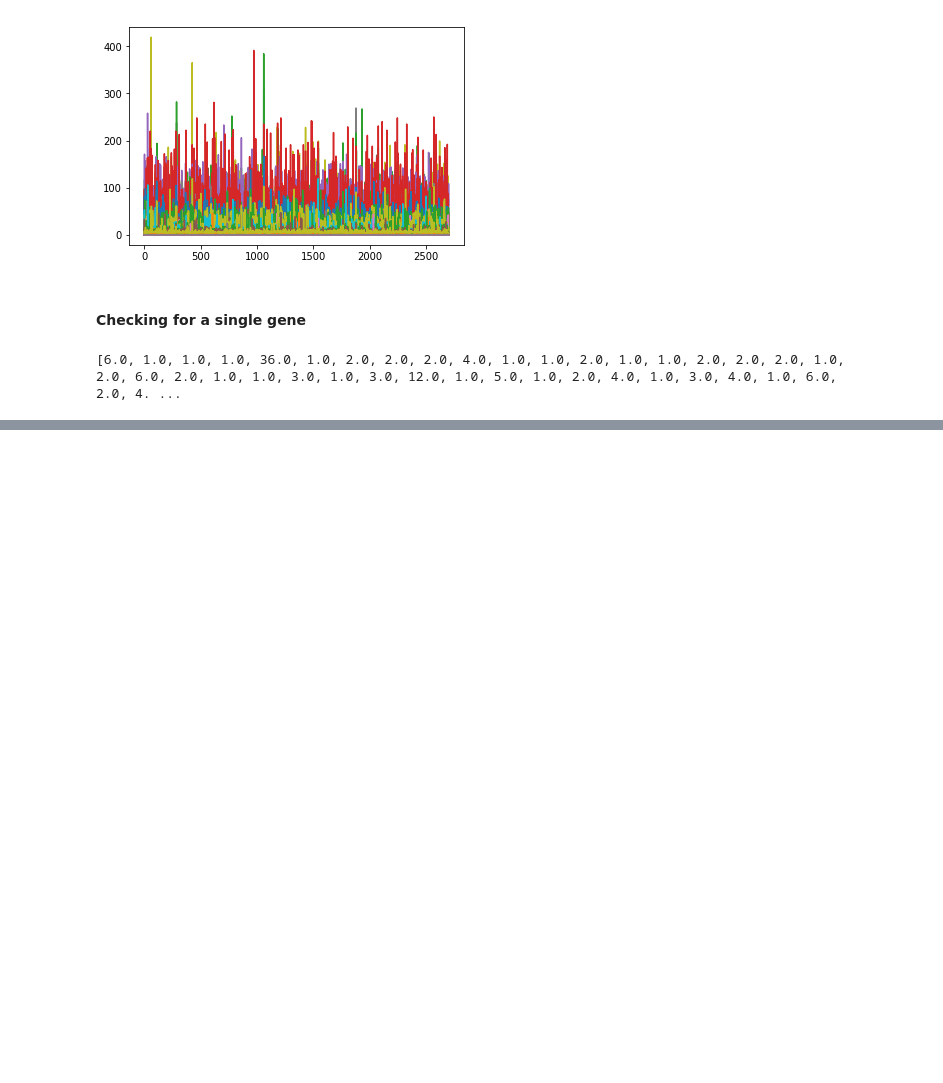
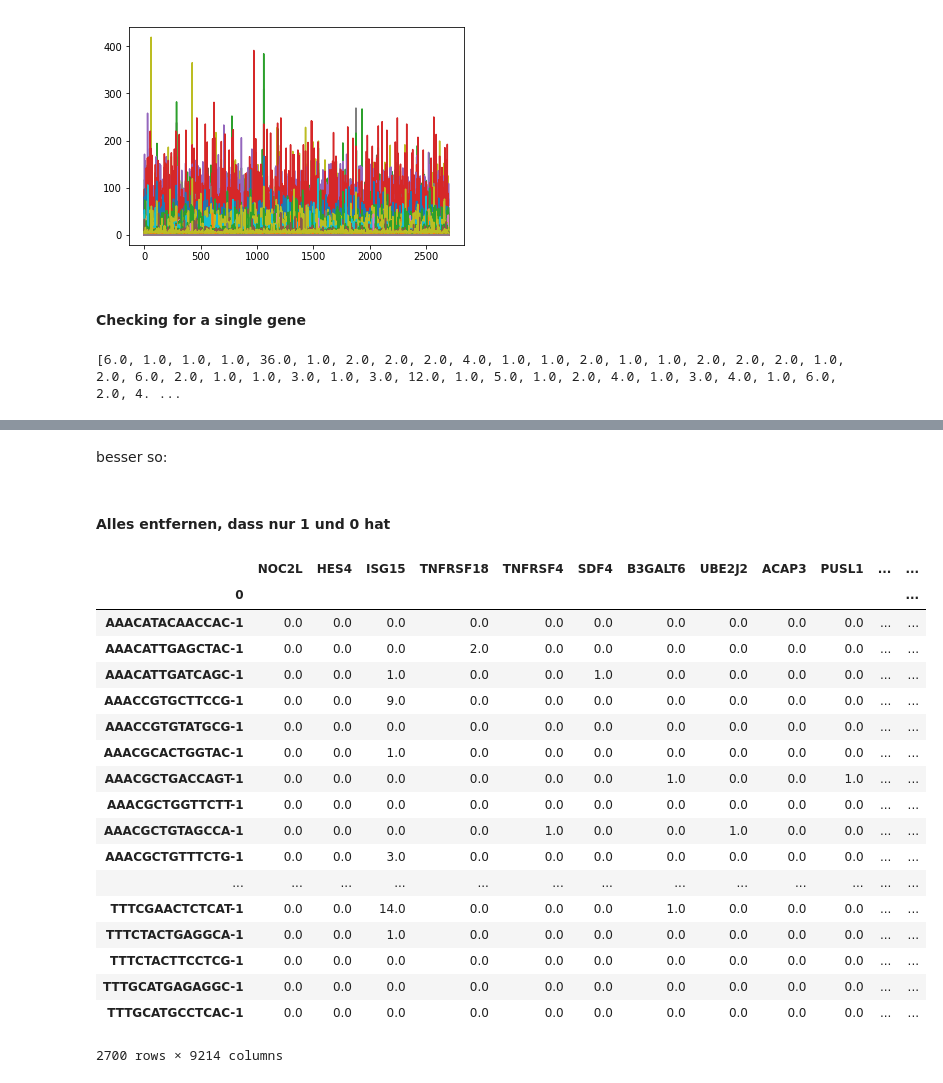
Before and after one commit to datascience-mobi/project-04-group-04, a Jupyter notebook: Bioinfo_Projekt.ipynb, the cells around one changed output, grey strips where cells are left out. Saved outputs shown, nothing was run; the diff lists cells and outputs as text; code cells hidden in the pictures; blank space fills up the shorter version.

```diff
--- a/Bioinfo_Projekt.ipynb
+++ b/Bioinfo_Projekt.ipynb
@@ -69,14 +72,14 @@ daten = Data("http://cf.10xgenomics.com/samples/cell-exp/1.1.0/pbmc3k/pbmc3k_fil
 # %% [markdown]
 #### Conversion to scanpy matrix, numpy arrays and pandas dataframe
 # %%
-adata = daten.convtomtx()
-ar_pbmc = daten.convtoarray()
-df_pbmc = daten.convtodf()
+adata = daten.to_matrix()
+ar_pbmc = daten.to_array()
+df_pbmc = daten.to_df()
 # %% [markdown]
 #### Get row and column names
 # %%
-rows = daten.getrownames()
-columns = daten.getcolnames()
+rows = daten.row_names()
+columns = daten.col_names()
 # %% [markdown]
 ## Visualisierung
 #### Erstellt ein Diagramm wie auf der Seite gezeigt: https://scanpy-tutorials.readthedocs.io/en/latest/pbmc3k.html
@@ -153,0 +153,31 @@ random.randint(1,len(rows))
+# %% [markdown]
+besser so:
+# %%
+columns = np.array(columns)
+df_nonzero_variance = df_pbmc[columns[df_pbmc.var() != 0]]
+# %% [markdown]
+#### Alles entfernen, dass nur 1 und 0 hat
+# %%
+df_not_zero_one = df_pbmc[columns[-((df_pbmc == 0) | (df_pbmc == 1)).all()]]
+# %%
+df_not_zero_one
+# %% [output]
+|  | NOC2L | HES4 | ISG15 | TNFRSF18 | TNFRSF4 | SDF4 | B3GALT6 | UBE2J2 | ACAP3 | PUSL1 | ... | ... |
+| 0 |  |  |  |  |  |  |  |  |  |  |  | ... |
+| AAACATACAACCAC-1 | 0.0 | 0.0 | 0.0 | 0.0 | 0.0 | 0.0 | 0.0 | 0.0 | 0.0 | 0.0 | ... | ... |
+| AAACATTGAGCTAC-1 | 0.0 | 0.0 | 0.0 | 2.0 | 0.0 | 0.0 | 0.0 | 0.0 | 0.0 | 0.0 | ... | ... |
+| AAACATTGATCAGC-1 | 0.0 | 0.0 | 1.0 | 0.0 | 0.0 | 1.0 | 0.0 | 0.0 | 0.0 | 0.0 | ... | ... |
+| AAACCGTGCTTCCG-1 | 0.0 | 0.0 | 9.0 | 0.0 | 0.0 | 0.0 | 0.0 | 0.0 | 0.0 | 0.0 | ... | ... |
+| AAACCGTGTATGCG-1 | 0.0 | 0.0 | 0.0 | 0.0 | 0.0 | 0.0 | 0.0 | 0.0 | 0.0 | 0.0 | ... | ... |
+| AAACGCACTGGTAC-1 | 0.0 | 0.0 | 1.0 | 0.0 | 0.0 | 0.0 | 0.0 | 0.0 | 0.0 | 0.0 | ... | ... |
+| AAACGCTGACCAGT-1 | 0.0 | 0.0 | 0.0 | 0.0 | 0.0 | 0.0 | 1.0 | 0.0 | 0.0 | 1.0 | ... | ... |
+| AAACGCTGGTTCTT-1 | 0.0 | 0.0 | 0.0 | 0.0 | 0.0 | 0.0 | 0.0 | 0.0 | 0.0 | 0.0 | ... | ... |
+| AAACGCTGTAGCCA-1 | 0.0 | 0.0 | 0.0 | 0.0 | 1.0 | 0.0 | 0.0 | 1.0 | 0.0 | 0.0 | ... | ... |
+| AAACGCTGTTTCTG-1 | 0.0 | 0.0 | 3.0 | 0.0 | 0.0 | 0.0 | 0.0 | 0.0 | 0.0 | 0.0 | ... | ... |
+| ... | ... | ... | ... | ... | ... | ... | ... | ... | ... | ... | ... | ... |
+| TTTCGAACTCTCAT-1 | 0.0 | 0.0 | 14.0 | 0.0 | 0.0 | 0.0 | 1.0 | 0.0 | 0.0 | 0.0 | ... | ... |
+| TTTCTACTGAGGCA-1 | 0.0 | 0.0 | 1.0 | 0.0 | 0.0 | 0.0 | 0.0 | 0.0 | 0.0 | 0.0 | ... | ... |
+| TTTCTACTTCCTCG-1 | 0.0 | 0.0 | 0.0 | 0.0 | 0.0 | 0.0 | 0.0 | 0.0 | 0.0 | 0.0 | ... | ... |
+| TTTGCATGAGAGGC-1 | 0.0 | 0.0 | 0.0 | 0.0 | 0.0 | 0.0 | 0.0 | 0.0 | 0.0 | 0.0 | ... | ... |
+| TTTGCATGCCTCAC-1 | 0.0 | 0.0 | 0.0 | 0.0 | 0.0 | 0.0 | 0.0 | 0.0 | 0.0 | 0.0 | ... | ... |
+2700 rows × 9214 columns
```
Also changed, not shown: parts of 6 cells of this notebook.
